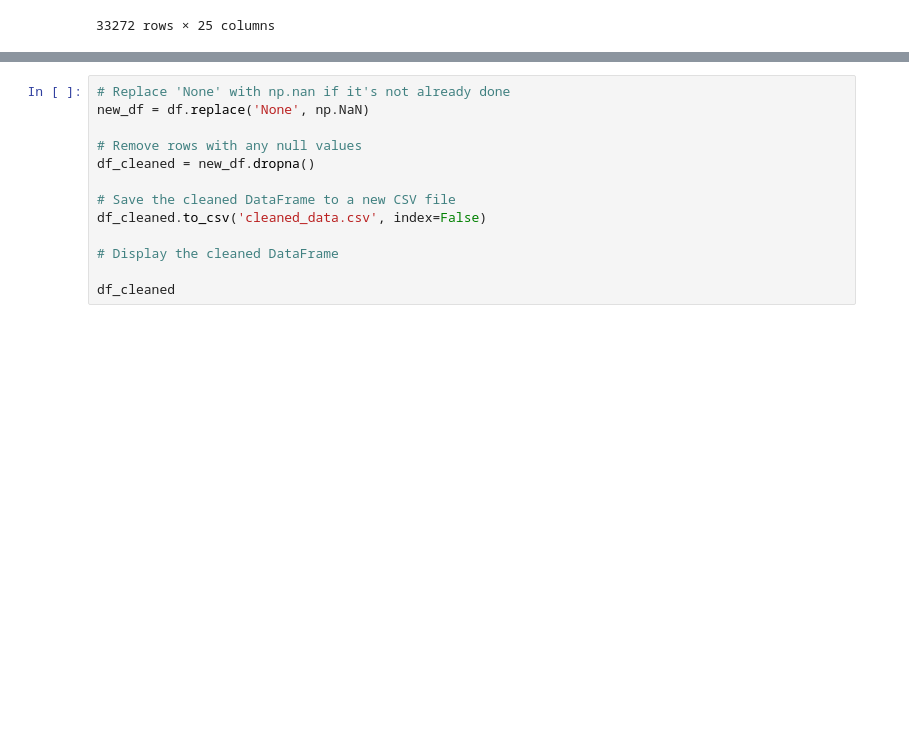
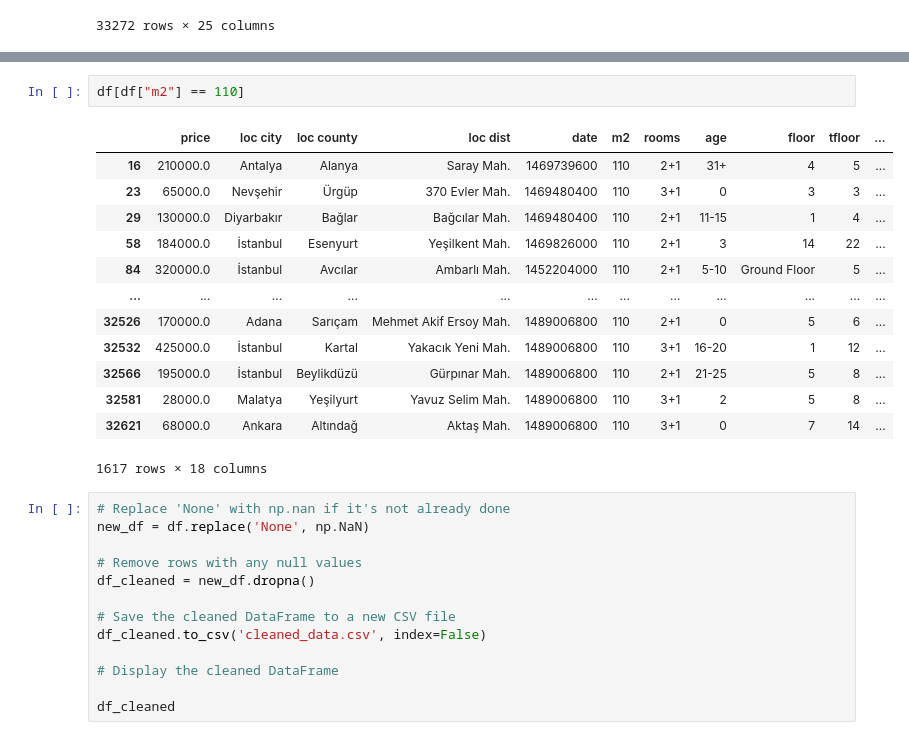
Before and after one commit to hudayiasik/data-mining-project, a Jupyter notebook: main.ipynb, the cells around one changed output, grey strips where cells are left out. Drawn from its saved outputs; the diff is of its cells as text; blank space fills up the shorter version.

```diff
--- a/main.ipynb
+++ b/main.ipynb
@@ -60,3 +80,19 @@ null_bath_rows
+# %%
+df[df["m2"] == 110]
+# %% [output]
+|  | price | loc city | loc county | loc dist | date | m2 | rooms | age | floor | tfloor | ... |
+| 16 | 210000.0 | Antalya | Alanya | Saray Mah. | 1469739600 | 110 | 2+1 | 31+ | 4 | 5 | ... |
+| 23 | 65000.0 | Nevşehir | Ürgüp | 370 Evler Mah. | 1469480400 | 110 | 3+1 | 0 | 3 | 3 | ... |
+| 29 | 130000.0 | Diyarbakır | Bağlar | Bağcılar Mah. | 1469480400 | 110 | 2+1 | 11-15 | 1 | 4 | ... |
+| 58 | 184000.0 | İstanbul | Esenyurt | Yeşilkent Mah. | 1469826000 | 110 | 2+1 | 3 | 14 | 22 | ... |
+| 84 | 320000.0 | İstanbul | Avcılar | Ambarlı Mah. | 1452204000 | 110 | 2+1 | 5-10 | Ground Floor | 5 | ... |
+| ... | ... | ... | ... | ... | ... | ... | ... | ... | ... | ... | ... |
+| 32526 | 170000.0 | Adana | Sarıçam | Mehmet Akif Ersoy Mah. | 1489006800 | 110 | 2+1 | 0 | 5 | 6 | ... |
+| 32532 | 425000.0 | İstanbul | Kartal | Yakacık Yeni Mah. | 1489006800 | 110 | 3+1 | 16-20 | 1 | 12 | ... |
+| 32566 | 195000.0 | İstanbul | Beylikdüzü | Gürpınar Mah. | 1489006800 | 110 | 2+1 | 21-25 | 5 | 8 | ... |
+| 32581 | 28000.0 | Malatya | Yeşilyurt | Yavuz Selim Mah. | 1489006800 | 110 | 3+1 | 2 | 5 | 8 | ... |
+| 32621 | 68000.0 | Ankara | Altındağ | Aktaş Mah. | 1489006800 | 110 | 3+1 | 0 | 7 | 14 | ... |
+1617 rows × 18 columns
 # %%
 # Replace 'None' with np.nan if it's not already done
 new_df = df.replace('None', np.NaN)
```
Also changed, not shown: parts of 17 cells of this notebook.
